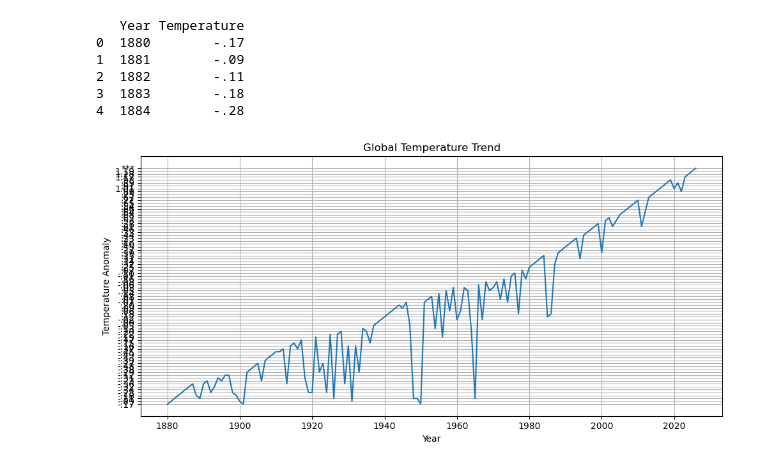
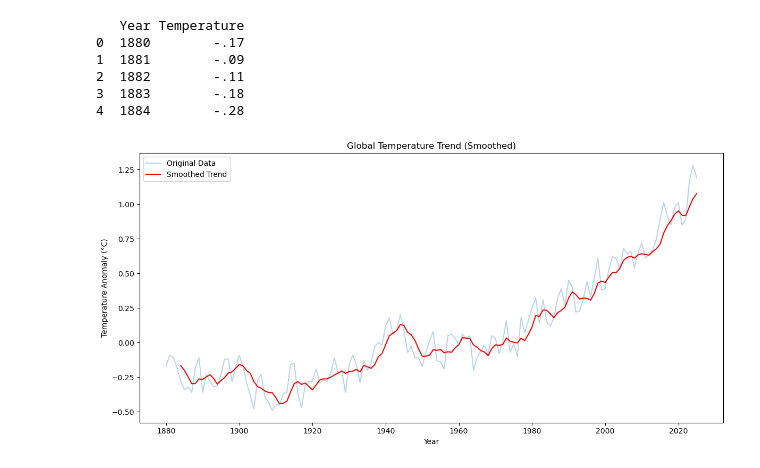
Before and after one commit to Bushra-Baloch/climate-change-analysis, a Jupyter notebook: notebook/analysis.ipynb, the cells around one changed output. Drawn from its saved outputs; the diff is of its cells as text; code cells hidden in the pictures.

Commit message:
Improved temperature analysis with data type conversion and smoothing (rolling average)

```diff
--- a/notebook/analysis.ipynb
+++ b/notebook/analysis.ipynb
@@ -3,37 +3,59 @@ import pandas as pd
 import matplotlib.pyplot as plt
 
 # Load dataset (skip header rows)
 data = pd.read_csv("../data/temperature.csv", skiprows=1)
 
 # Keep only required columns
 data = data[['Year', 'J-D']]
 data.columns = ['Year', 'Temperature']
 
 # Remove missing values
 data = data.dropna()
 
 # Show cleaned data
 print(data.head())
 
 # Plot graph
 
-plt.figure(figsize=(10,5))
+import pandas as pd
+import matplotlib.pyplot as plt
 
-plt.plot(data['Year'], data['Temperature'])
+# Load data
+data = pd.read_csv("../data/temperature.csv", skiprows=1)
 
-plt.title("Global Temperature Trend")
+# Clean columns
+data = data[['Year', 'J-D']]
+data.columns = ['Year', 'Temperature']
+
+# Convert to numeric ⭐ FIX
+data['Temperature'] = pd.to_numeric(data['Temperature'], errors='coerce')
+
+# Remove missing values
+data = data.dropna()
+
+# Smooth data
+data['Smoothed'] = data['Temperature'].rolling(window=5).mean()
+
+# Plot
+plt.figure(figsize=(12,6))
+
+plt.plot(data['Year'], data['Temperature'], alpha=0.3, label="Original Data")
+plt.plot(data['Year'], data['Smoothed'], color='red', label="Smoothed Trend")
+
+plt.title("Global Temperature Trend (Smoothed)")
 plt.xlabel("Year")
-plt.ylabel("Temperature Anomaly")
+plt.ylabel("Temperature Anomaly (°C)")
 
-plt.grid()
-plt.tight_layout()   # ⭐ FIXES OVERLAP
+plt.legend()
+plt.grid(False)
+plt.tight_layout()
 
 plt.show()
 # %% [output]
    Year Temperature
 0  1880        -.17
 1  1881        -.09
 2  1882        -.11
 3  1883        -.18
 4  1884        -.28
-[figure, old version]
+[figure, new version]
```
